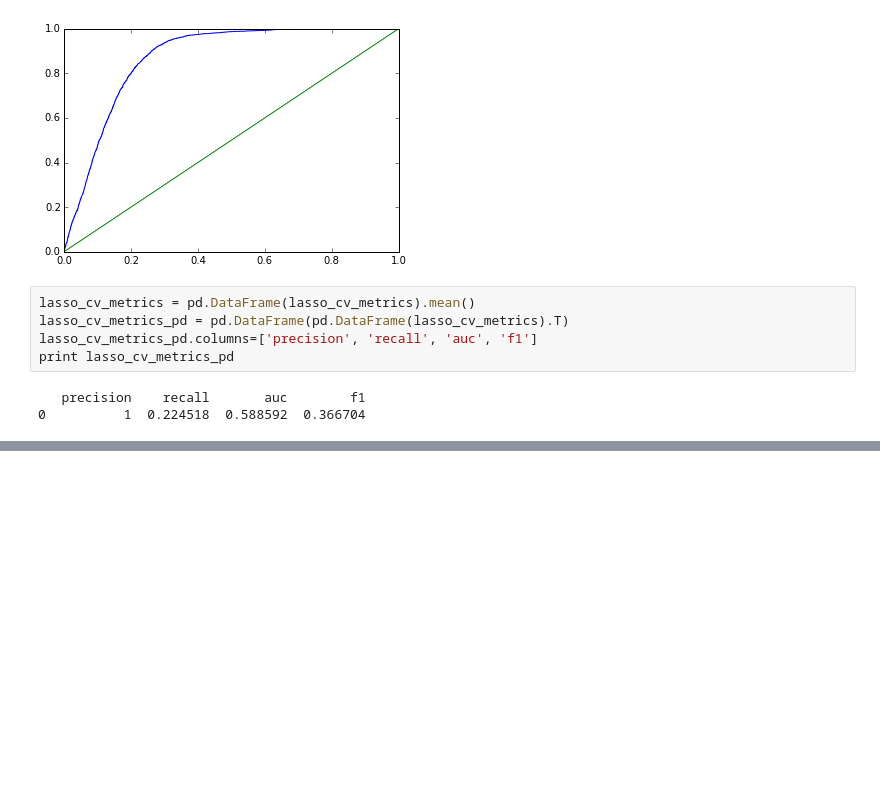
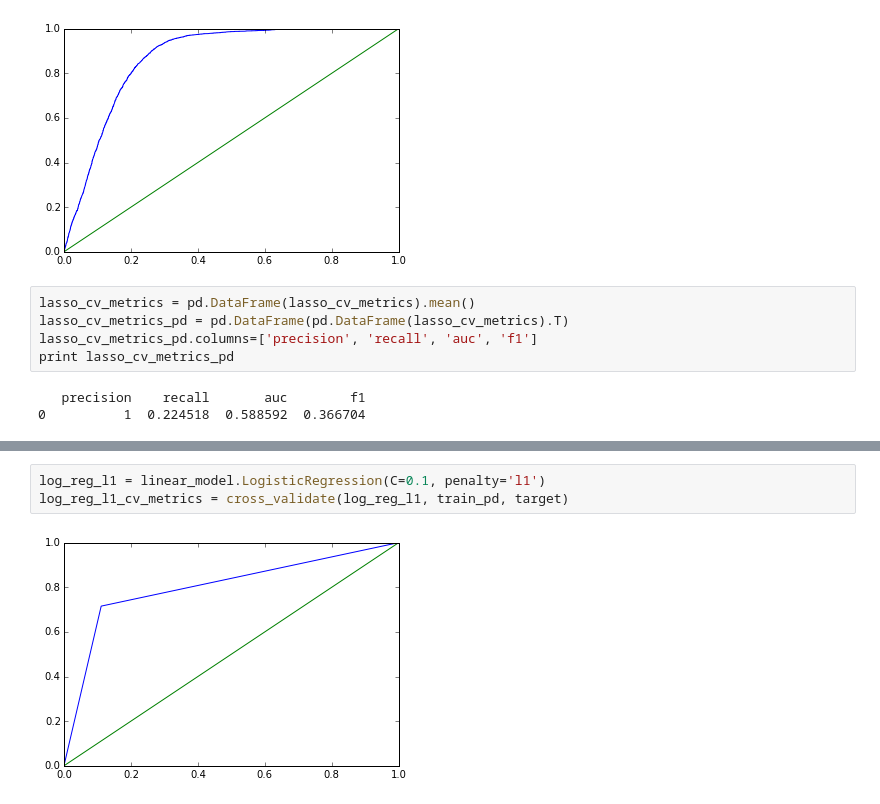
Before and after one commit to raghothams/bangpypers-intro-to-ml, a Jupyter notebook: Bangpypers-June-2015.ipynb, the cells around one changed output, grey strips where cells are left out. Drawn from its saved outputs; the diff is of its cells as text; blank space fills up the shorter version.

```diff
--- a/Bangpypers-June-2015.ipynb
+++ b/Bangpypers-June-2015.ipynb
@@ -611,0 +626,5 @@ print lasso_cv_metrics_pd
+# %%
+log_reg_l1 = linear_model.LogisticRegression(C=0.1, penalty='l1')
+log_reg_l1_cv_metrics = cross_validate(log_reg_l1, train_pd, target)
+# %% [output]
+[figure, added]
```
Also changed, not shown: parts of 4 cells of this notebook.
